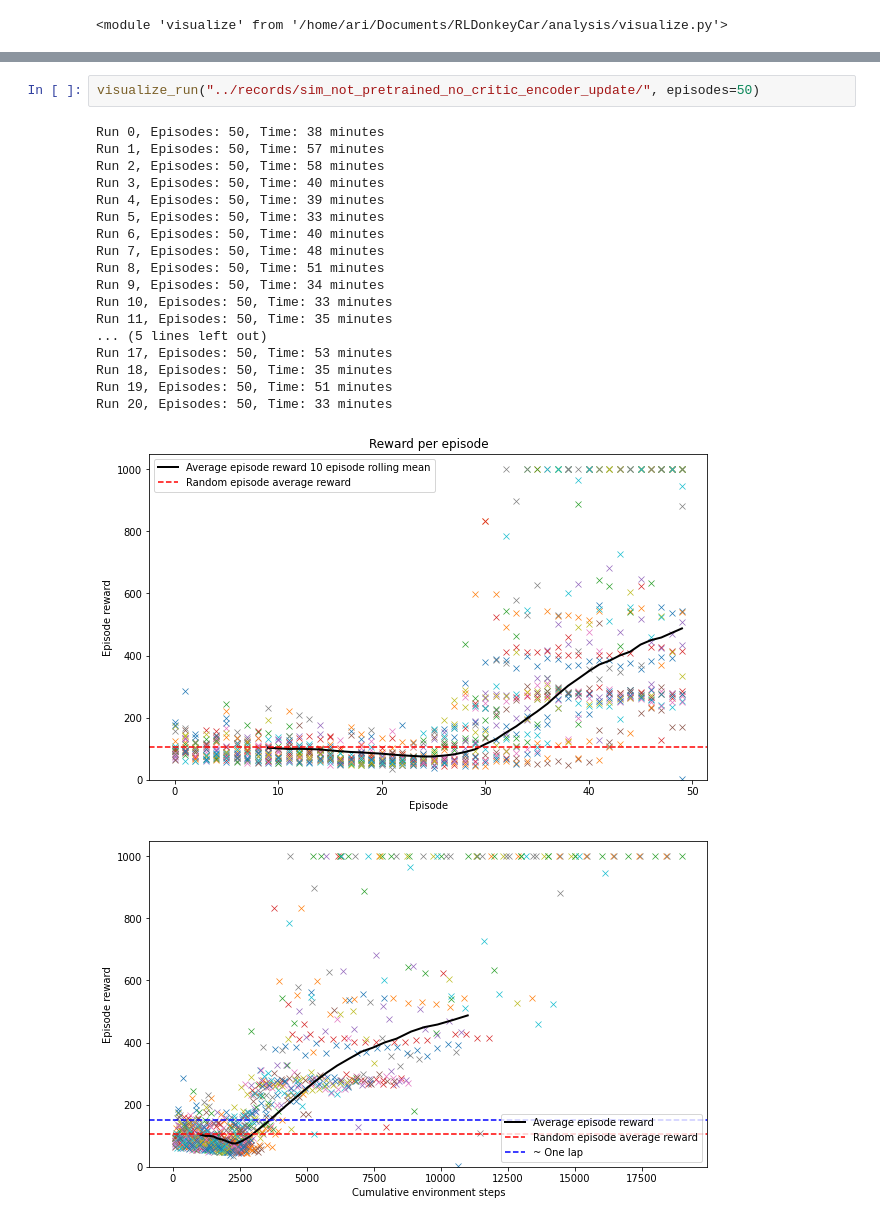
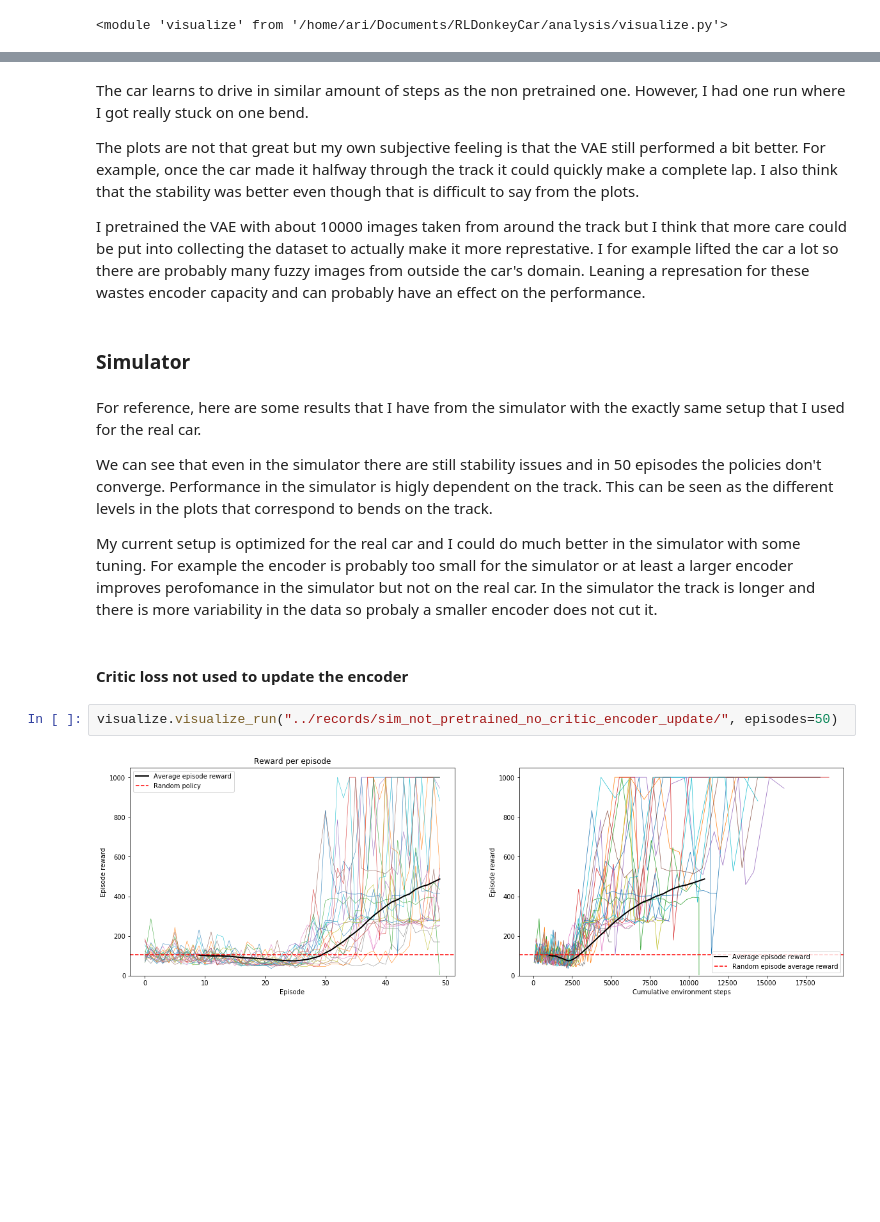
Before and after one commit to ari-viitala/RLDonkeyCar, a Jupyter notebook: analysis/Plotting.ipynb, the cells around one changed output, grey strips where cells are left out. Saved outputs shown, nothing was run; the diff lists cells and outputs as text; blank space fills up the shorter version.

Commit message:
Recap on results thus far

```diff
--- a/analysis/Plotting.ipynb
+++ b/analysis/Plotting.ipynb
@@ -73,22 +62,20 @@ I tested both pretrained and pretrained and non pretrained encoders as well as u
+# %% [markdown]
+The car learns to drive in similar amount of steps as the non pretrained one. However, I had one run where I got really stuck on one bend.
+
+The plots are not that great but my own subjective feeling is that the VAE still performed a bit better. For example, once the car made it halfway through the track it could quickly make a complete lap. I also think that the stability was better even though that is difficult to say from the plots.
+
+I pretrained the VAE with about 10000 images taken from around the track but I think that more care could be put into collecting the dataset to actually make it more represtative. I for example lifted the car a lot so there are probably many fuzzy images from outside the car's domain. Leaning a represation for these wastes encoder capacity and can probably have an effect on the performance.
+# %% [markdown]
+### Simulator
+# %% [markdown]
+For reference, here are some results that I have from the simulator with the exactly same setup that I used for the real car.
+
+We can see that even in the simulator there are still stability issues and in 50 episodes the policies don't converge. Performance in the simulator is higly dependent on the track. This can be seen as the different levels in the plots that correspond to bends on the track.
+
+My current setup is optimized for the real car and I could do much better in the simulator with some tuning. For example the encoder is probably too small for the simulator or at least a larger encoder improves perofomance in the simulator but not on the real car.  In the simulator the track is longer and there is more variability in the data so probaly a smaller encoder does not cut it.
+# %% [markdown]
+#### Critic loss not used to update the encoder
 # %%
-visualize_run("../records/sim_not_pretrained_no_critic_encoder_update/", episodes=50)
+visualize.visualize_run("../records/sim_not_pretrained_no_critic_encoder_update/", episodes=50)
 # %% [output]
-Run 0, Episodes: 50, Time: 38 minutes
-Run 1, Episodes: 50, Time: 57 minutes
-Run 2, Episodes: 50, Time: 58 minutes
-Run 3, Episodes: 50, Time: 40 minutes
-Run 4, Episodes: 50, Time: 39 minutes
-Run 5, Episodes: 50, Time: 33 minutes
-Run 6, Episodes: 50, Time: 40 minutes
-Run 7, Episodes: 50, Time: 48 minutes
-Run 8, Episodes: 50, Time: 51 minutes
-Run 9, Episodes: 50, Time: 34 minutes
-Run 10, Episodes: 50, Time: 33 minutes
-Run 11, Episodes: 50, Time: 35 minutes
-... (5 lines left out)
-Run 17, Episodes: 50, Time: 53 minutes
-Run 18, Episodes: 50, Time: 35 minutes
-Run 19, Episodes: 50, Time: 51 minutes
-Run 20, Episodes: 50, Time: 33 minutes
-[figure, old version]
+[figure, new version]
-[figure, removed]
```
Also changed, not shown: parts of 19 cells of this notebook, 1 other file.
